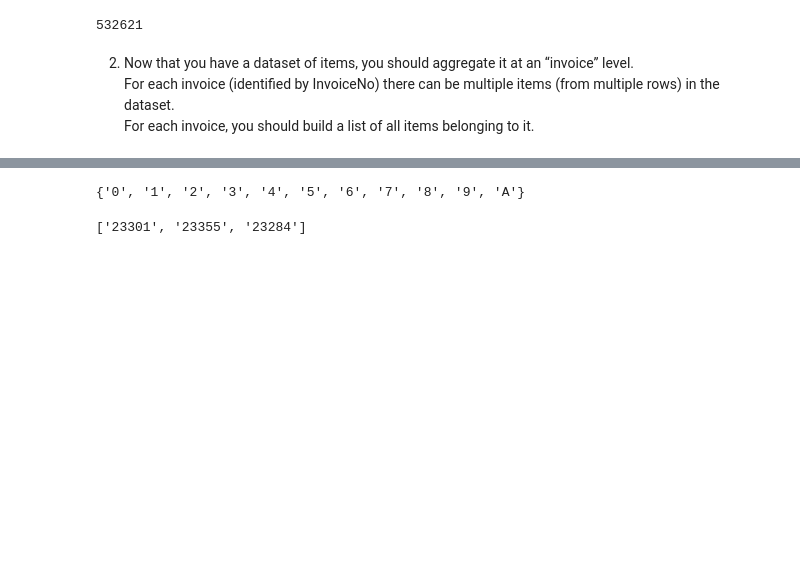
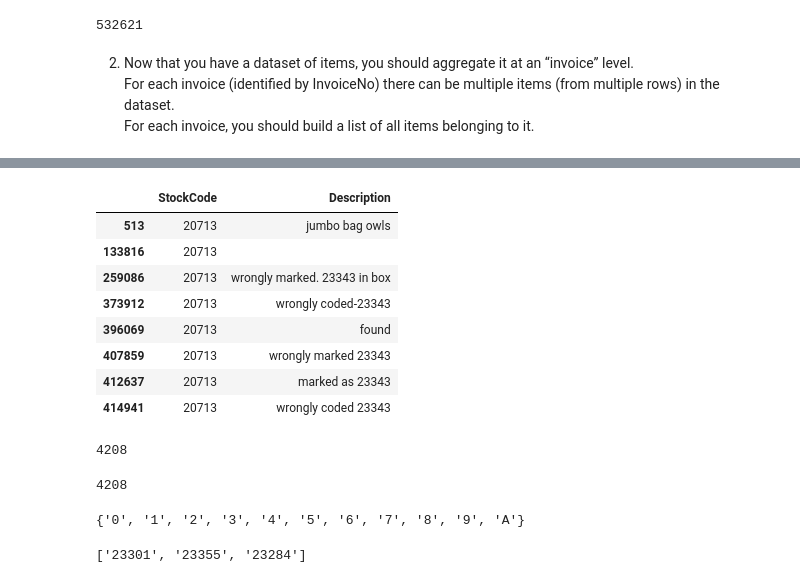
Before and after one commit to DeskDown/DSLabs, a Jupyter notebook: Lab3/lab3.ipynb, the cells around one changed output, grey strips where cells are left out. Drawn from its saved outputs; the diff is of its cells as text; code cells hidden in the pictures; blank space fills up the shorter version.

```diff
--- a/Lab3/lab3.ipynb
+++ b/Lab3/lab3.ipynb
@@ -107,3 +134,24 @@ For each invoice, you should build a list of all items belonging to it.
+# %%
+filt = df.StockCode == '20713'
+df[filt][["StockCode","Description"]].drop_duplicates()
+# %% [output]
+|  | StockCode | Description |
+| 513 | 20713 | jumbo bag owls |
+| 133816 | 20713 |  |
+| 259086 | 20713 | wrongly marked. 23343 in box |
+| 373912 | 20713 | wrongly coded-23343 |
+| 396069 | 20713 | found |
+| 407859 | 20713 | wrongly marked 23343 |
+| 412637 | 20713 | marked as 23343 |
+| 414941 | 20713 | wrongly coded 23343 |
+# %%
+df.Description.nunique()
+# %% [output]
+4208
+# %%
+set([x[2] for x in retail_data]).__len__()
+# %% [output]
+4208
 # %%
 # chars of invoice
 set([y for x in retail_data for y in x[0]])
```
Also changed, not shown: parts of 5 cells of this notebook.
